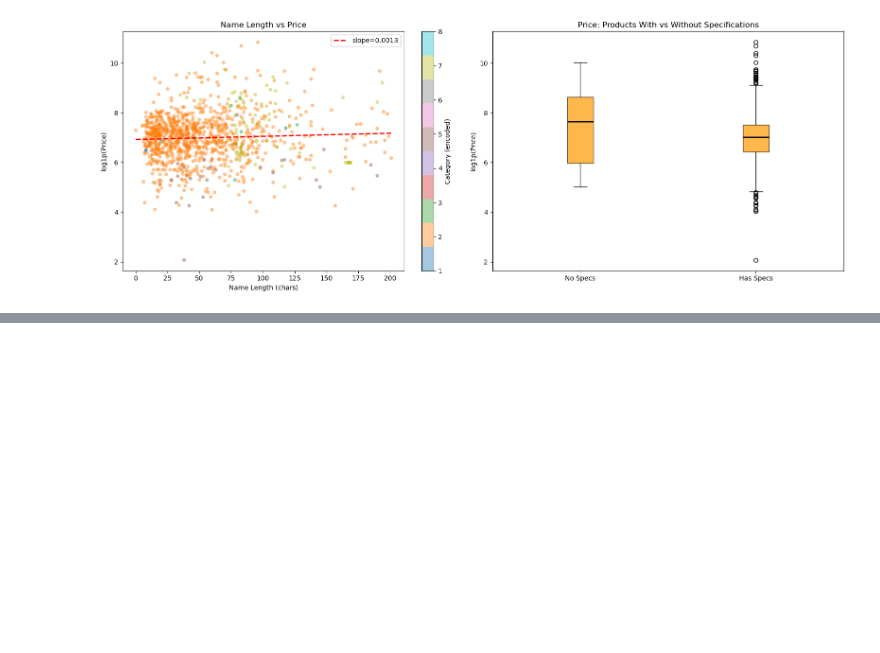
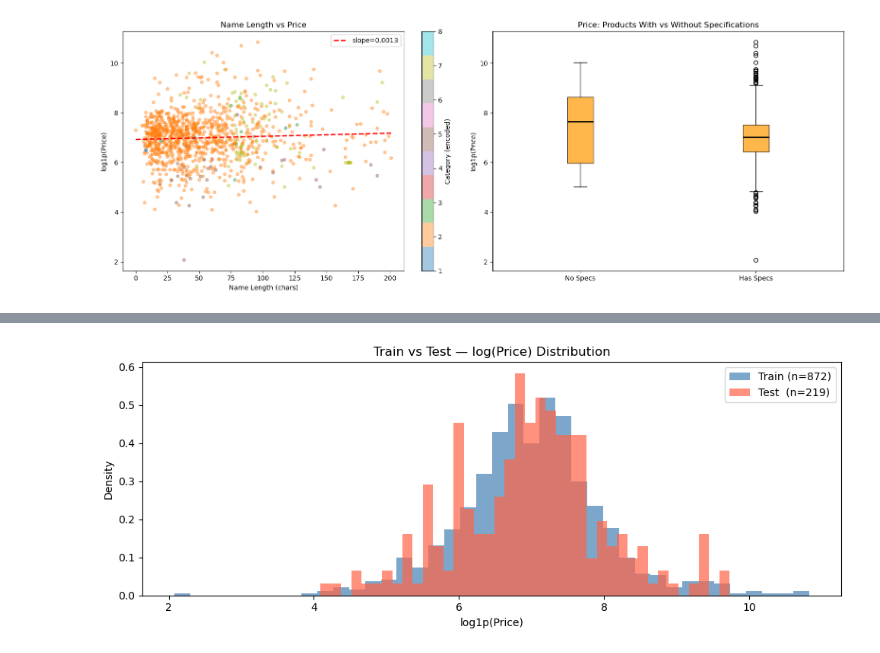
Before and after one commit to Avryl-Salas/9AIEVND-ADND-Practicas-230219-2, a Jupyter notebook: Practica04/Practica04_230219.ipynb, the cells around one changed output, grey strips where cells are left out. Drawn from its saved outputs; the diff is of its cells as text; code cells hidden in the pictures; blank space fills up the shorter version.

```diff
--- a/Practica04/Practica04_230219.ipynb
+++ b/Practica04/Practica04_230219.ipynb
@@ -747,0 +1019,79 @@ plt.tight_layout(); plt.show()
+# %%
+# ============================================================
+# SECTION 9 — ML Problem Framing
+# ============================================================
+
+from sklearn.model_selection import train_test_split
+from sklearn.preprocessing import StandardScaler
+
+FEATURE_COLS = [
+    'name_length', 'name_words', 'has_brand', 'has_desc', 'has_specs',
+    'is_book', 'is_kindle', 'is_sports',
+    'is_fiction', 'is_nonfiction', 'is_tech', 'is_cycling',
+    'is_instock', 'is_unavailable', 'is_lowstock',
+    'primary_cat_enc', 'cat1_enc', 'avail_enc',
+]
+
+TARGET = 'log_price'
+
+required_cols = FEATURE_COLS + [TARGET, 'price_clean']
+missing_cols = [col for col in required_cols if col not in df_priced.columns]
+
+if missing_cols:
+    raise KeyError(f"Missing columns in df_priced: {missing_cols}")
+
+df_ml = df_priced[required_cols].dropna().copy()
+
+print(f'✅ ML dataset shape : {df_ml.shape}')
+print(f'✅ Features         : {len(FEATURE_COLS)}')
+
+if df_ml.empty:
+    raise ValueError("df_ml is empty after dropna(). Check missing values in selected features or target.")
+
+X = df_ml[FEATURE_COLS]
+y = df_ml[TARGET]
+
+X_train, X_test, y_train, y_test = train_test_split(
+    X,
+    y,
+    test_size=0.2,
+    random_state=42
+)
+
+scaler = StandardScaler()
+X_train_s = scaler.fit_transform(X_train)
+X_test_s = scaler.transform(X_test)
+
+print(f'\nTrain: {len(X_train):,} | Test: {len(X_test):,}')
+
+# Visualise split
+fig, ax = plt.subplots(figsize=(10, 4))
+
+ax.hist(
+    y_train,
+    bins=40,
+    color='steelblue',
+    alpha=0.7,
+    label=f'Train (n={len(y_train)})',
+    density=True
+)
+
+ax.hist(
+    y_test,
+    bins=40,
+    color='tomato',
+    alpha=0.7,
+    label=f'Test  (n={len(y_test)})',
+    density=True
+)
+
+ax.set_title('Train vs Test — log(Price) Distribution')
+ax.set_xlabel('log1p(Price)')
+ax.set_ylabel('Density')
+ax.legend()
+
+plt.tight_layout()
+plt.show()
+
+print('✅ Distributions look similar — good split!')
+# %% [output]
@@ -747,0 +1102 @@ plt.tight_layout(); plt.show()
+[figure, added]
```
Also changed, not shown: parts of 12 cells of this notebook.
